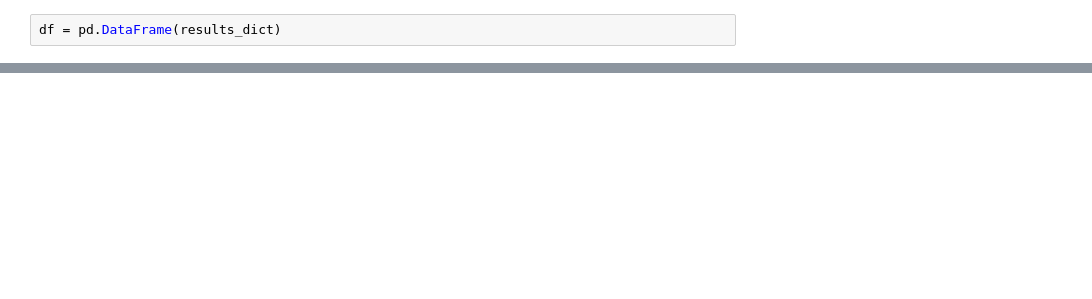
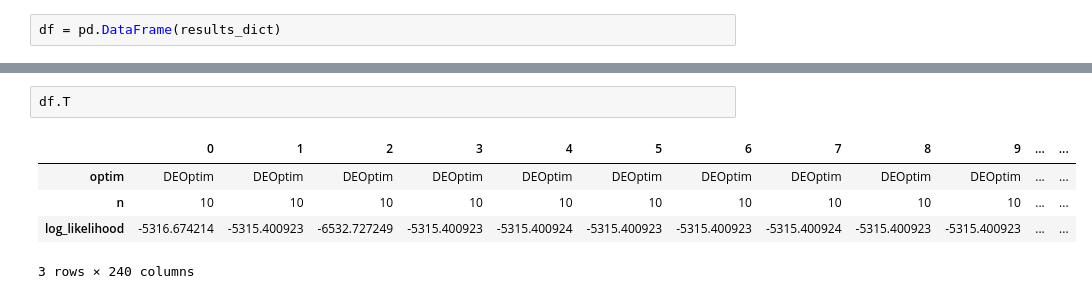
Before and after one commit to PascalKnoll/Investigation-of-Particle-Swarm-Optimization, a Jupyter notebook: AOT_Notbook_TOM.ipynb, the cells around one changed output, grey strips where cells are left out. Saved outputs shown, nothing was run; the diff lists cells and outputs as text; blank space fills up the shorter version.

```diff
--- a/AOT_Notbook_TOM.ipynb
+++ b/AOT_Notbook_TOM.ipynb
@@ -69,0 +108,8 @@ px.line(df, x="n", y="MSE", color="optim")
+# %%
+df.T
+# %% [output]
+|  | 0 | 1 | 2 | 3 | 4 | 5 | 6 | 7 | 8 | 9 | ... | ... |
+| optim | DEOptim | DEOptim | DEOptim | DEOptim | DEOptim | DEOptim | DEOptim | DEOptim | DEOptim | DEOptim | ... | ... |
+| n | 10 | 10 | 10 | 10 | 10 | 10 | 10 | 10 | 10 | 10 | ... | ... |
+| log_likelihood | -5316.674214 | -5315.400923 | -6532.727249 | -5315.400923 | -5315.400924 | -5315.400923 | -5315.400923 | -5315.400924 | -5315.400923 | -5315.400923 | ... | ... |
+3 rows × 240 columns
```
Also changed, not shown: parts of 15 cells of this notebook, 7 other files.
